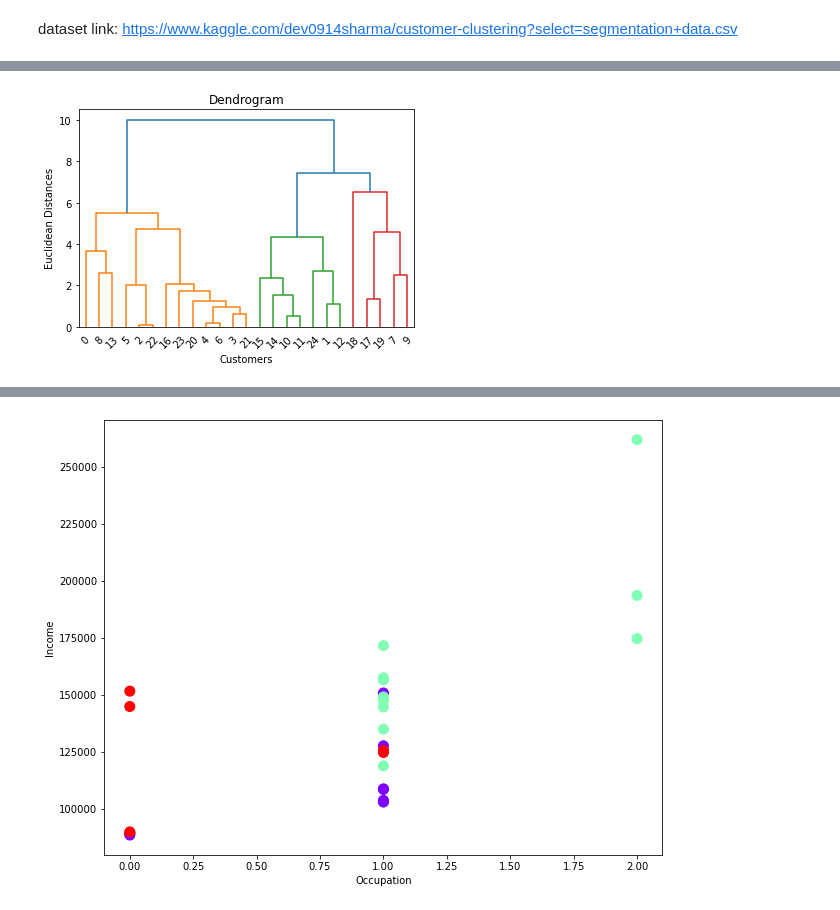
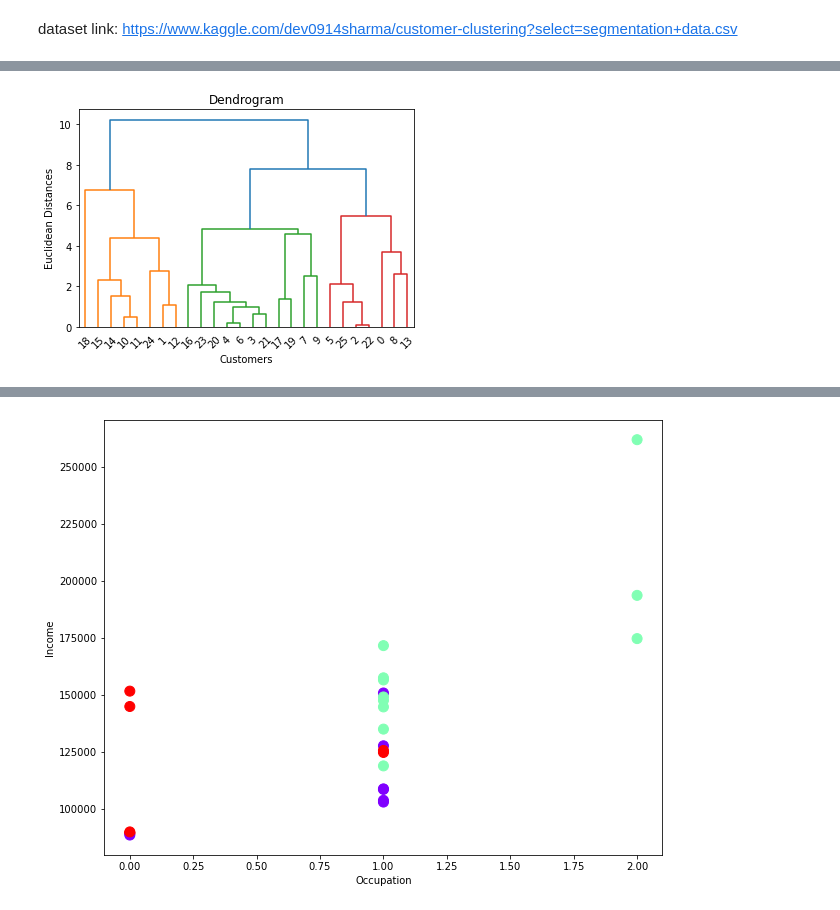
Before and after one commit to la1login/work, a Jupyter notebook: 2021-2022/course_work/clusterization.ipynb, the cells around one changed output, grey strips where cells are left out. Drawn from its saved outputs; the diff is of its cells as text; code cells hidden in the pictures.

```diff
--- a/2021-2022/course_work/clusterization.ipynb
+++ b/2021-2022/course_work/clusterization.ipynb
@@ -8,4 +11,6 @@ import seaborn as sns
 import warnings
 warnings.filterwarnings("ignore")
 # %%
-X = pd.read_csv("customer_clast.csv", sep = ',', skipfooter = 1975)
+X = pd.read_csv("customer_clust.csv", sep = ',', skipfooter = 1974)
+X = X.drop(["ID"], axis = 1)
+X
@@ -117,9 +39,11 @@ array([[-0.62360956, -0.81649658,  2.03105557,  1.90349354, -0.31242554,
 # %%
-import scipy.cluster.hierarchy as sch
-dendogram = sch.dendrogram(sch.linkage(dataset_std,method = 'ward'))
+scaler = StandardScaler()
+X_std = scaler.fit_transform(X)
+
+dendogram = sch.dendrogram(sch.linkage(X_std,method = 'ward'))
 plt.title('Dendrogram')
 plt.xlabel('Customers')
 plt.ylabel('Euclidean Distances')
 plt.show()
 # %% [output]
-[figure, old version]
+[figure, new version]
```
Also changed, not shown: parts of 29 cells of this notebook, 15 other files.
